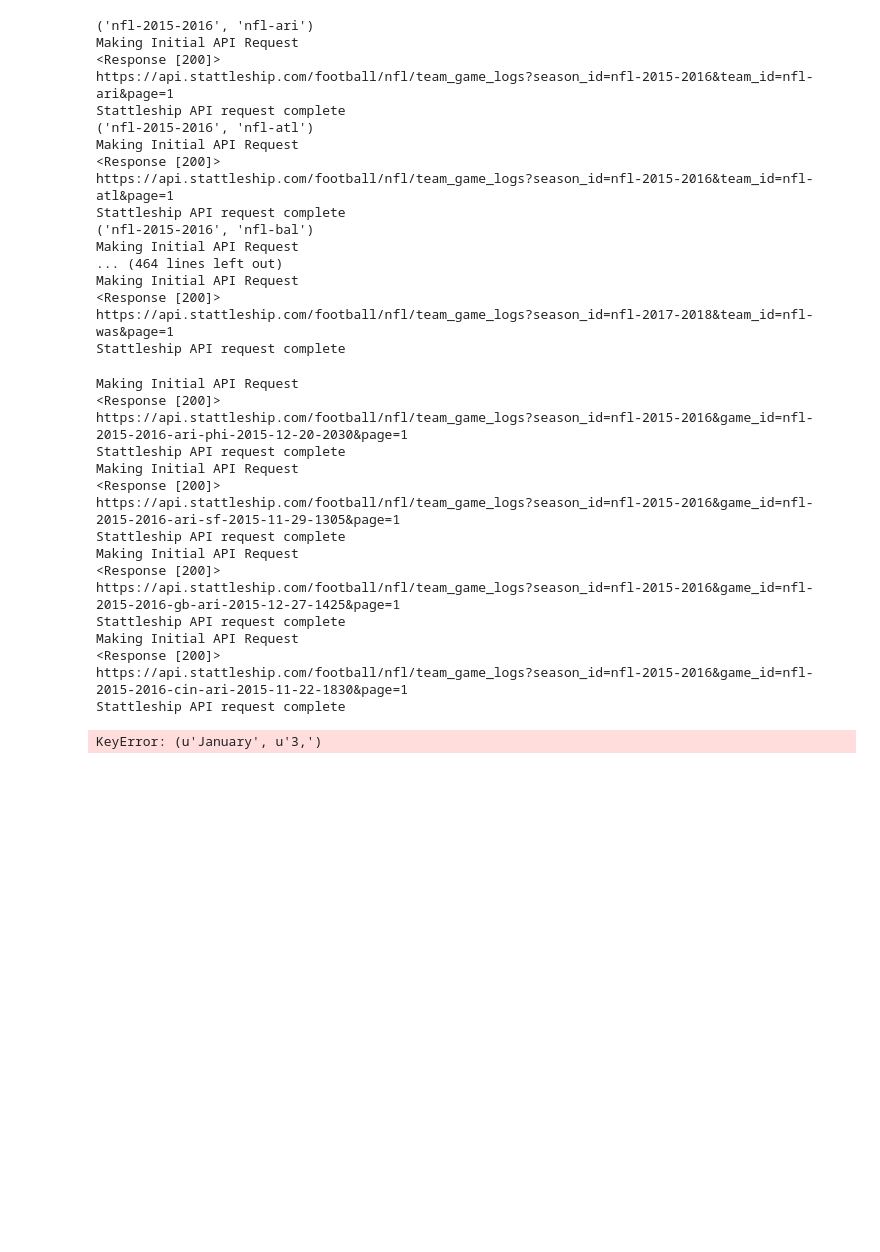
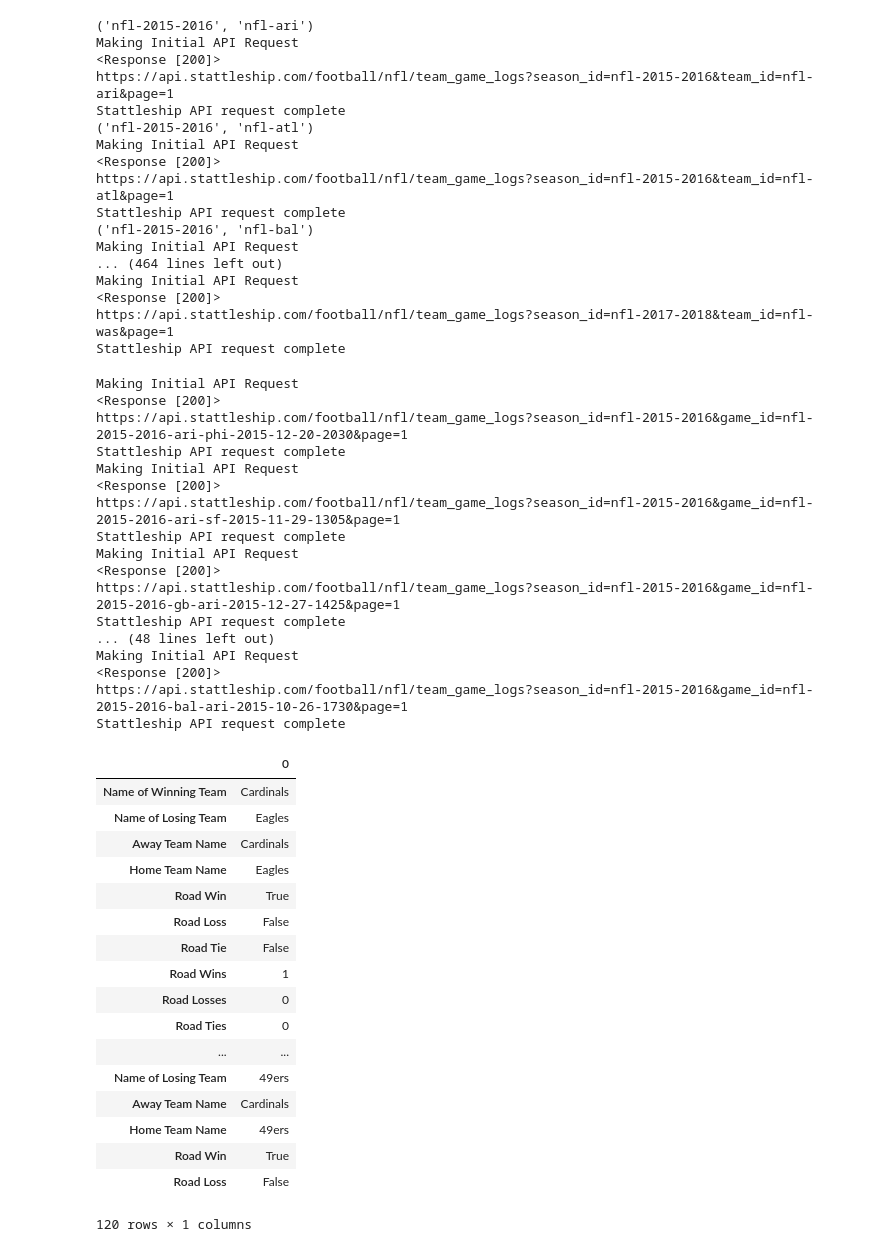
Before and after one commit to SportsReiter12/Data-Science, a Jupyter notebook: NFL Capstone Project/Data Wrangling/NFL Capstone Project Data Wrangling.ipynb, the cells around one changed output. Saved outputs shown, nothing was run; the diff lists cells and outputs as text; code cells hidden in the pictures; blank space fills up the shorter version.

```diff
--- a/NFL Capstone Project/Data Wrangling/NFL Capstone Project Data Wrangling.ipynb
+++ b/NFL Capstone Project/Data Wrangling/NFL Capstone Project Data Wrangling.ipynb
@@ -8,6 +8,8 @@ from itertools import product
 def func(s):
     """Changes Game Name to Game Slug"""
     l = s.split(' ')
+    while '' in l:
+        l.remove('')
     season_dict = {('September', '2015'): 'nfl-2015-2016', ('October', '2015'): 'nfl-2015-2016', ('November', '2015'): 'nfl-2015-2016', ('December', '2015'): 'nfl-2015-2016', ('January', '2016'): 'nfl-2015-2016', ('February', '2016'): 'nfl-2015-2016', ('September', '2016'): 'nfl-2016-2017', ('October', '2016'): 'nfl-2016-2017', ('November', '2016'): 'nfl-2016-2017', ('December', '2016'): 'nfl-2016-2017', ('January', '2017'): 'nfl-2016-2017', ('February', '2017'): 'nfl-2016-2017', ('September', '2017'): 'nfl-2017-2018', ('October', '2017'): 'nfl-2017-2018', ('November', '2017'): 'nfl-2017-2018', ('December', '2017'): 'nfl-2017-2018', ('January', '2018'): 'nfl-2017-2018', ('February', '2018'): 'nfl-2017-2018'}
     e1 = season_dict[l[3], l[5]]
     team_dict = {'Cardinals': 'ari', 'Falcons': 'atl', 'Ravens': 'bal', 'Bills': 'buf', 'Panthers': 'car', 'Bears': 'chi', 'Bengals': 'cin', 'Browns': 'cle', 'Cowboys': 'dal', 'Broncos': 'den', 'Lions': 'det', 'Packers': 'gb', 'Texans': 'hou', 'Colts': 'ind', 'Jaguars': 'jac', 'Chiefs': 'kc', 'Chargers': 'lac', 'Rams': 'stl', 'Dolphins': 'mia', 'Vikings': 'min', 'Patriots': 'ne', 'Saints': 'no', 'Giants': 'nyg', 'Jets': 'nyj', 'Raiders': 'oak', 'Eagles': 'phi', 'Steelers': 'pit', '49ers': 'sf', 'Seahawks': 'sea', 'Buccaneers': 'tb', 'Titans':'ten', 'Redskins': 'was'}
@@ -17,8 +19,8 @@ def func(s):
     e4 = month_dict[l[3]]
     day_dict = {'1,': '1', '2,': '2', '3,': '3', '4,': '4', '5,': '5', '6,': '6', '7,': '7', '8,': '8', '9,': '9', '10,': '10', '11,': '11', '12,': '12', '13,': '13', '14,': '14', '15,': '15', '16,': '16', '17,': '17', '18,': '18', '19,': '19', '20,': '20', '21,': '21', '22,': '22', '23,': '23', '24,': '24', '25,': '25', '26,': '26', '27,': '27', '28,': '28', '29,': '29', '30,': '30', '31,': '31'}
     e5 = day_dict[l[4]]
-    time_dict = {'9:30am': '0930', '12:30pm': '1230', '1:00pm': '1300', '1:05pm': '1305', '2:25pm': '1425', '4:05pm': '1605', '4:25pm': '1625', '4:30pm': '1630', '6:30pm': '1830' , '7:10pm': '1910', '8:15pm': '2015', '8:20pm': '2020','8:25pm' : '2025', '8:30pm': '2030', '10:20pm': '2220'}
-    e6 = time_dict[l[8]]
+    time_dict = {'9:30am': '0930', '12:00pm': '1200' , '12:30pm': '1230', '1:00pm': '1300', '1:05pm': '1305', '1:25pm': '1325' , '2:25pm': '1425', '4:05pm': '1605', '4:25pm': '1625', '4:30pm': '1630', '5:30pm': '1730' , '6:25pm': '1825' , '6:30pm': '1830' , '7:10pm': '1910', '8:15pm': '2015', '8:20pm': '2020','8:25pm' : '2025', '8:30pm': '2030', '10:20pm': '2220'}
+    e6 = time_dict[l[7]]
     return e1 + '-' + e2 + '-' + e3 + '-' + str(l[5]) + '-' + e4 + '-' + e5 + '-' + e6
 # %%
 # Empty list for slugs
@@ -203,33 +205,51 @@ for name in games:
     s['Home Kickoff Returns'] = Output_two[0]['team_game_logs'][1]['kickoff_returns']
     s['Home Kickoff Return YDs'] = Output_two[0]['team_game_logs'][1]['kickoff_return_yards']
     s['Home Kickoff Return TDs'] = Output_two[0]['team_game_logs'][1]['kickoff_return_touchdowns']
     s['Home Touchbacks'] = Output_two[0]['team_game_logs'][1]['kickoff_touchbacks']
     s['Home Punt Returns'] = Output_two[0]['team_game_logs'][1]['punt_returns']
     s['Home Punt Return Yds'] = Output_two[0]['team_game_logs'][1]['punt_return_yards']
     s['Home Punt Return TDs'] = Output_two[0]['team_game_logs'][1]['punt_return_touchdowns']
     s['Home Punts'] = Output_two[0]['team_game_logs'][1]['punting_plays']
     s['Home Punting Net Yards'] = Output_two[0]['team_game_logs'][1]['punting_net_yards_avg']
     s['Home Penalties'] = Output_two[0]['team_game_logs'][1]['penalties']
     s['Home Penalty Yards'] = Output_two[0]['team_game_logs'][1]['penalty_yards']
     s['Home Penalty First Downs'] = Output_two[0]['team_game_logs'][1]['penalty_first_downs']
     df = pd.concat([df, s.to_frame()])
 
-df.head()
+df.head(120)
 # %% [output]
 Making Initial API Request
 <Response [200]>
 https://api.stattleship.com/football/nfl/team_game_logs?season_id=nfl-2015-2016&game_id=nfl-2015-2016-ari-phi-2015-12-20-2030&page=1
 Stattleship API request complete
 Making Initial API Request
 <Response [200]>
 https://api.stattleship.com/football/nfl/team_game_logs?season_id=nfl-2015-2016&game_id=nfl-2015-2016-ari-sf-2015-11-29-1305&page=1
 Stattleship API request complete
 Making Initial API Request
 <Response [200]>
 https://api.stattleship.com/football/nfl/team_game_logs?season_id=nfl-2015-2016&game_id=nfl-2015-2016-gb-ari-2015-12-27-1425&page=1
 Stattleship API request complete
+... (48 lines left out)
 Making Initial API Request
 <Response [200]>
-https://api.stattleship.com/football/nfl/team_game_logs?season_id=nfl-2015-2016&game_id=nfl-2015-2016-cin-ari-2015-11-22-1830&page=1
+https://api.stattleship.com/football/nfl/team_game_logs?season_id=nfl-2015-2016&game_id=nfl-2015-2016-bal-ari-2015-10-26-1730&page=1
 Stattleship API request complete
+|  | 0 |
+| Name of Winning Team | Cardinals |
+| Name of Losing Team | Eagles |
+| Away Team Name | Cardinals |
+| Home Team Name | Eagles |
+| Road Win | True |
+| Road Loss | False |
+| Road Tie | False |
+| Road Wins | 1 |
+| Road Losses | 0 |
+| Road Ties | 0 |
+| ... | ... |
+| Name of Losing Team | 49ers |
+| Away Team Name | Cardinals |
+| Home Team Name | 49ers |
+| Road Win | True |
+| Road Loss | False |
-KeyError: (u'January', u'3,')
+120 rows × 1 columns
```
Also changed, not shown: parts of 1 cell of this notebook.
